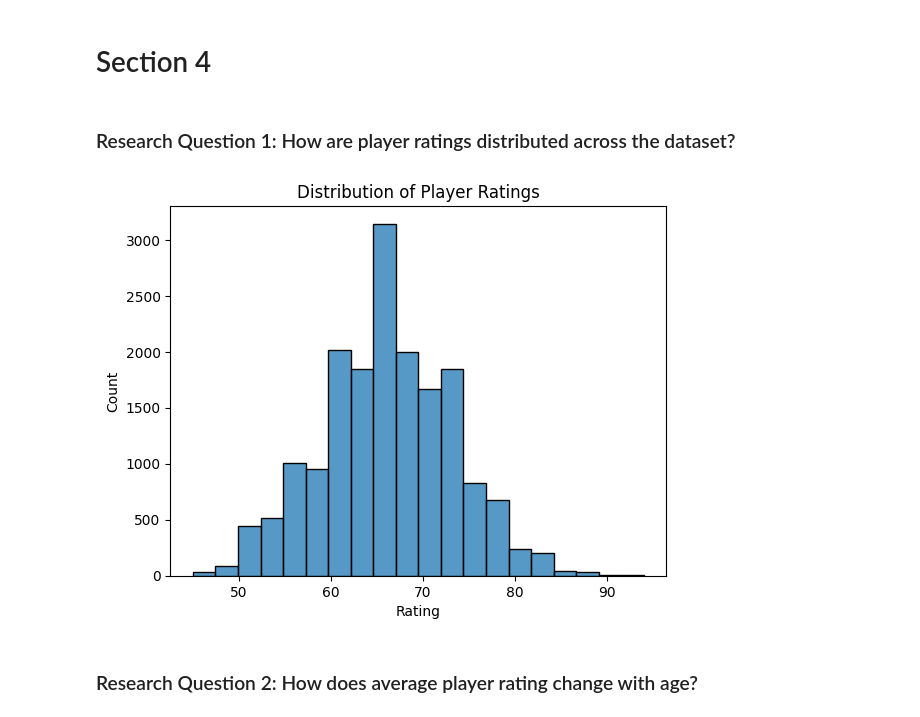
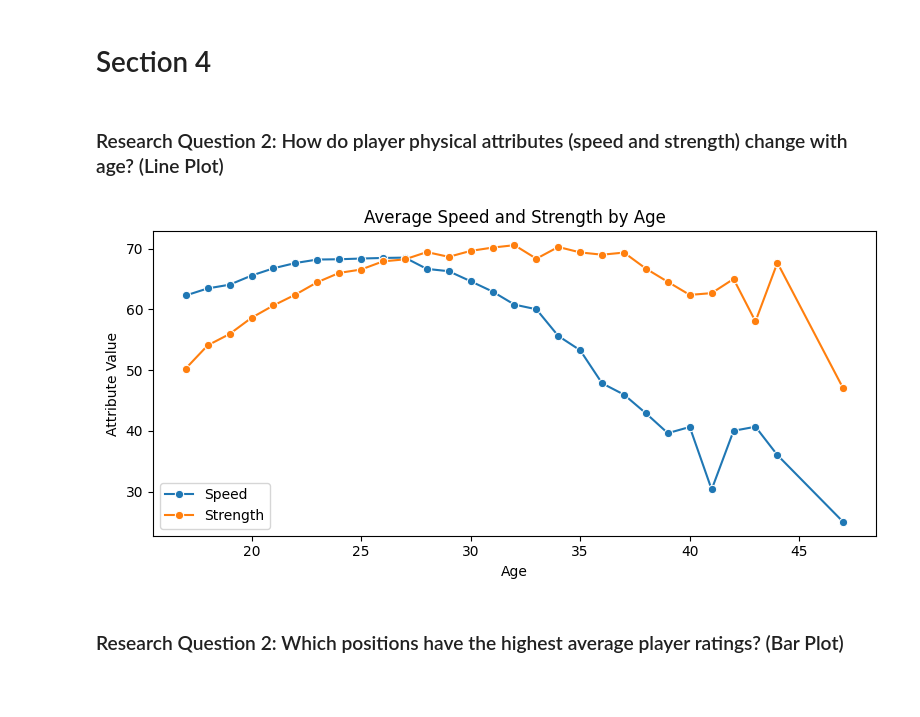
Before and after one commit to AbigailUhl/Group-24-Python-Projects, a Jupyter notebook: analysis.ipynb, the cells around one changed output. Cells and saved outputs as stored; diff of their text form; code cells hidden in the pictures; blank space fills up the shorter version.

```diff
--- a/analysis.ipynb
+++ b/analysis.ipynb
@@ -493,17 +493,27 @@ speed_rating_stats
 # %% [markdown]
 # Section 4
 # %% [markdown]
-### Research Question 1: How are player ratings distributed across the dataset?
+### Research Question 2: How do player physical attributes (speed and strength) change with age? (Line Plot)
 # %%
-plt.figure()
-sns.histplot(df['Rating'], bins=20)
+age_attributes = (
+    df.groupby("Age")[["Speed", "Strength"]]
+      .mean()
+      .reset_index()
+      .sort_values("Age")
+)
 
-plt.title("Distribution of Player Ratings")
-plt.xlabel("Rating")
-plt.ylabel("Count")
+fig, ax = plt.subplots(figsize=(8, 4))
 
-plt.show()
+sns.lineplot(data=age_attributes, x="Age", y="Speed", label="Speed", marker="o", ax=ax)
+sns.lineplot(data=age_attributes, x="Age", y="Strength", label="Strength", marker="o", ax=ax)
+
+ax.set_title("Average Speed and Strength by Age")
+ax.set_xlabel("Age")
+ax.set_ylabel("Attribute Value")
+
+fig.tight_layout()
+fig.savefig("figures/attributes_vs_age.png", dpi=300)
 # %% [output]
-[figure, old version]
+[figure, new version]
 # %% [markdown]
-### Research Question 2: How does average player rating change with age?
+### Research Question 2: Which positions have the highest average player ratings? (Bar Plot)
```
Also changed, not shown: parts of 6 cells of this notebook, 5 other files.
